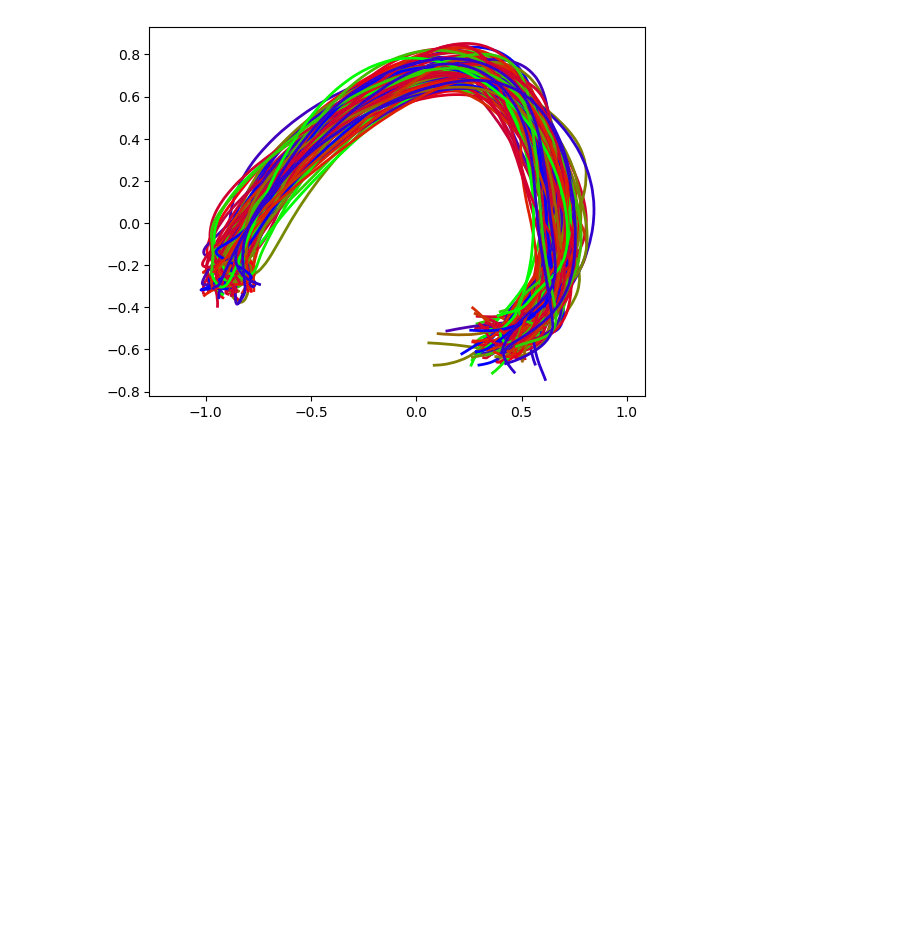
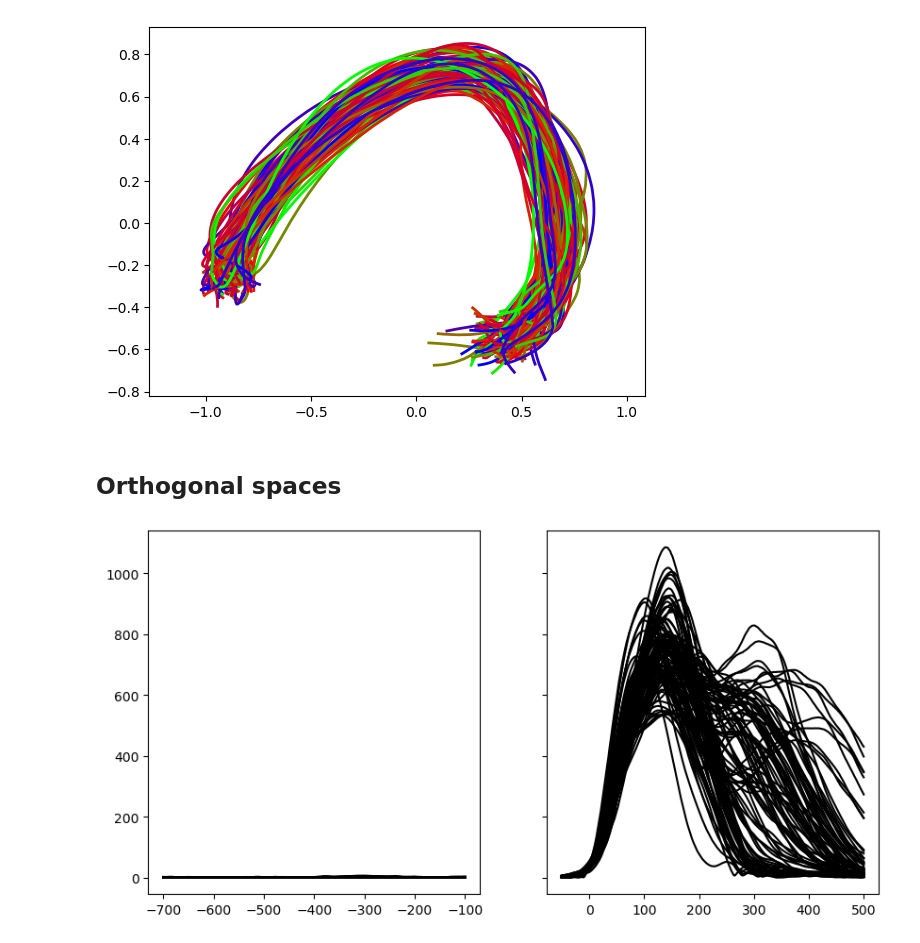
Before and after one commit to mehrdadkashefi/latent_analysis, a Jupyter notebook: test.ipynb, the cells around one changed output. Drawn from its saved outputs; the diff is of its cells as text; code cells hidden in the pictures; blank space fills up the shorter version.

Commit message:
Finilized orthogonality trasform

```diff
--- a/test.ipynb
+++ b/test.ipynb
@@ -210,3 +225,29 @@ plt.show()
 # %% [output]
 [figure]
 [figure]
+# %% [markdown]
+## Orthogonal spaces
+# %%
+%matplotlib inline
+condition_columns = ['trial_type', 'trial_version']
+align_column = 'move_onset_time'
+channel_column = 'hand_vel'
+t_range_plan = [-700, -100]
+t_range_exe = [-50, 500]
+
+spd_align_plan = tools.align_continuous(trial_info, D, condition_columns, align_column, channel_column, t_range_plan)
+spd_align_exe = tools.align_continuous(trial_info, D, condition_columns, align_column, channel_column, t_range_exe)
+
+t_p = np.linspace(t_range_plan[0], t_range_plan[1],spd_align_plan.shape[1])
+t_e = np.linspace(t_range_exe[0], t_range_exe[1],spd_align_exe.shape[1])
+
+fig, axs = plt.subplots(1, 2, sharey=True, figsize=(10, 5))
+axs[0].plot(t_p, np.sqrt(np.sum(spd_align_plan**2, axis=2)).T, color='k')
+axs[1].plot(t_e, np.sqrt(np.sum(spd_align_exe**2, axis=2)).T, color='k')
+plt.show()
+
+unit = units.index.values
+data_prep = tools.align_fr(trial_info, units, condition_columns, align_column, unit, t_range_plan)
+data_exe = tools.align_fr(trial_info, units, condition_columns, align_column, unit, t_range_exe)
+# %% [output]
+[figure, added]
```
Also changed, not shown: parts of 9 cells of this notebook, 2 other files.
